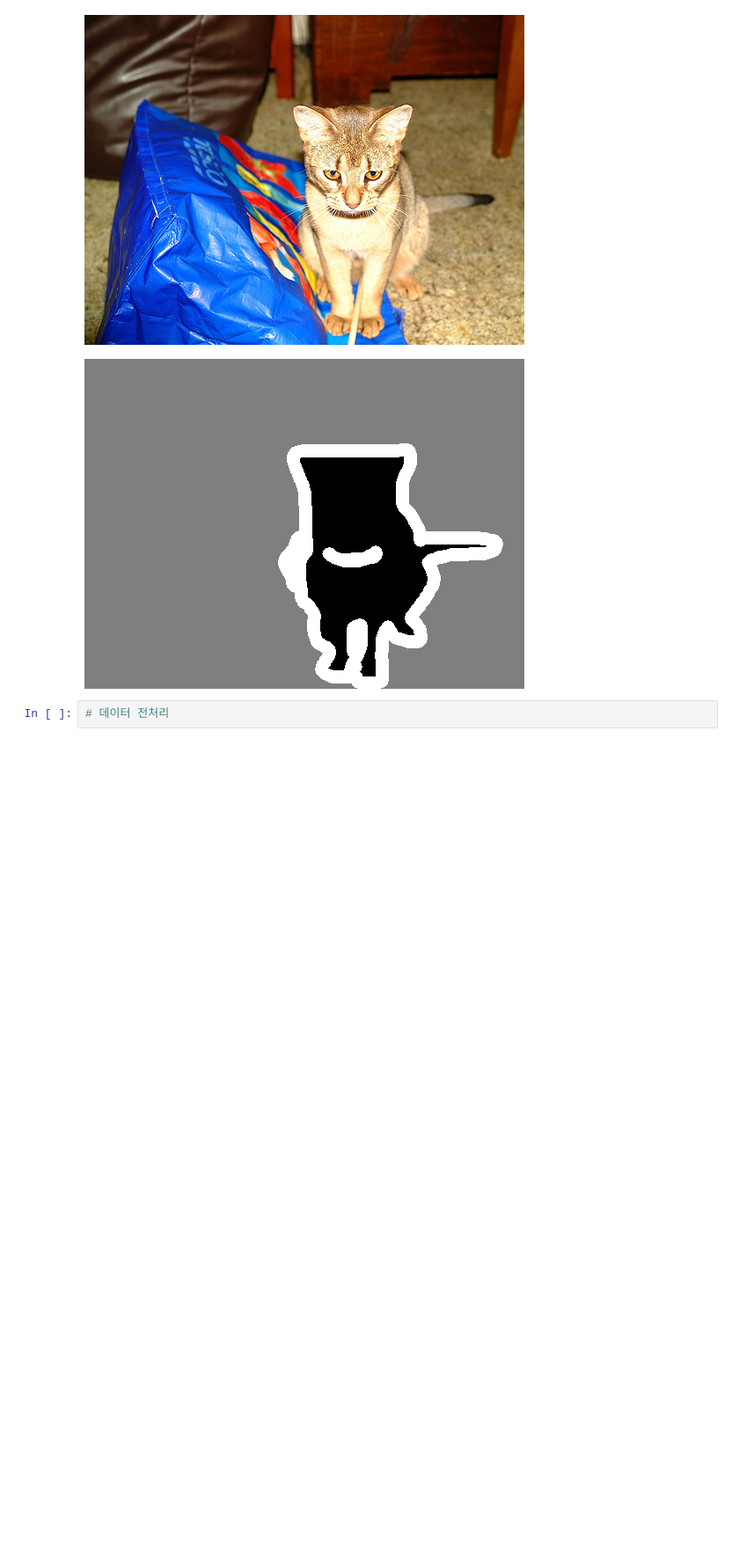
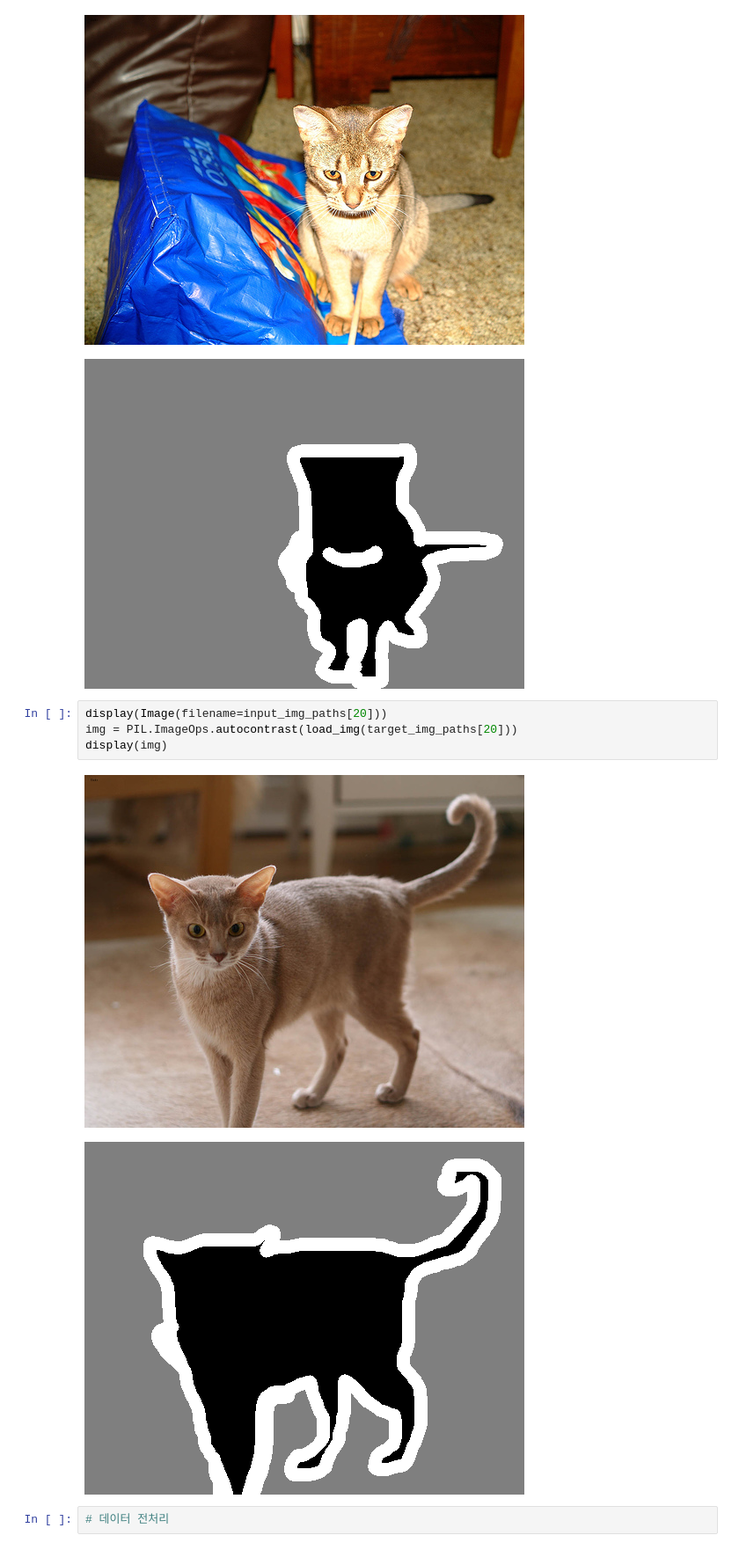
Before and after one commit to likeaAI/ai_study, a Jupyter notebook: imagesegmentation.ipynb, the cells around one changed output. Shown: that part at 88% size. Cells and saved outputs as stored; diff of their text form; blank space fills up the shorter version.

```diff
--- a/imagesegmentation.ipynb
+++ b/imagesegmentation.ipynb
@@ -41,6 +41,13 @@ display(img)
 # %% [output]
 [figure]
 [figure]
+# %%
+display(Image(filename=input_img_paths[20]))
+img = PIL.ImageOps.autocontrast(load_img(target_img_paths[20]))
+display(img)
+# %% [output]
+[figure, added]
+[figure, added]
 # %%
 # 데이터 전처리
 # %%
```
Also changed, not shown: parts of 7 cells of this notebook.
